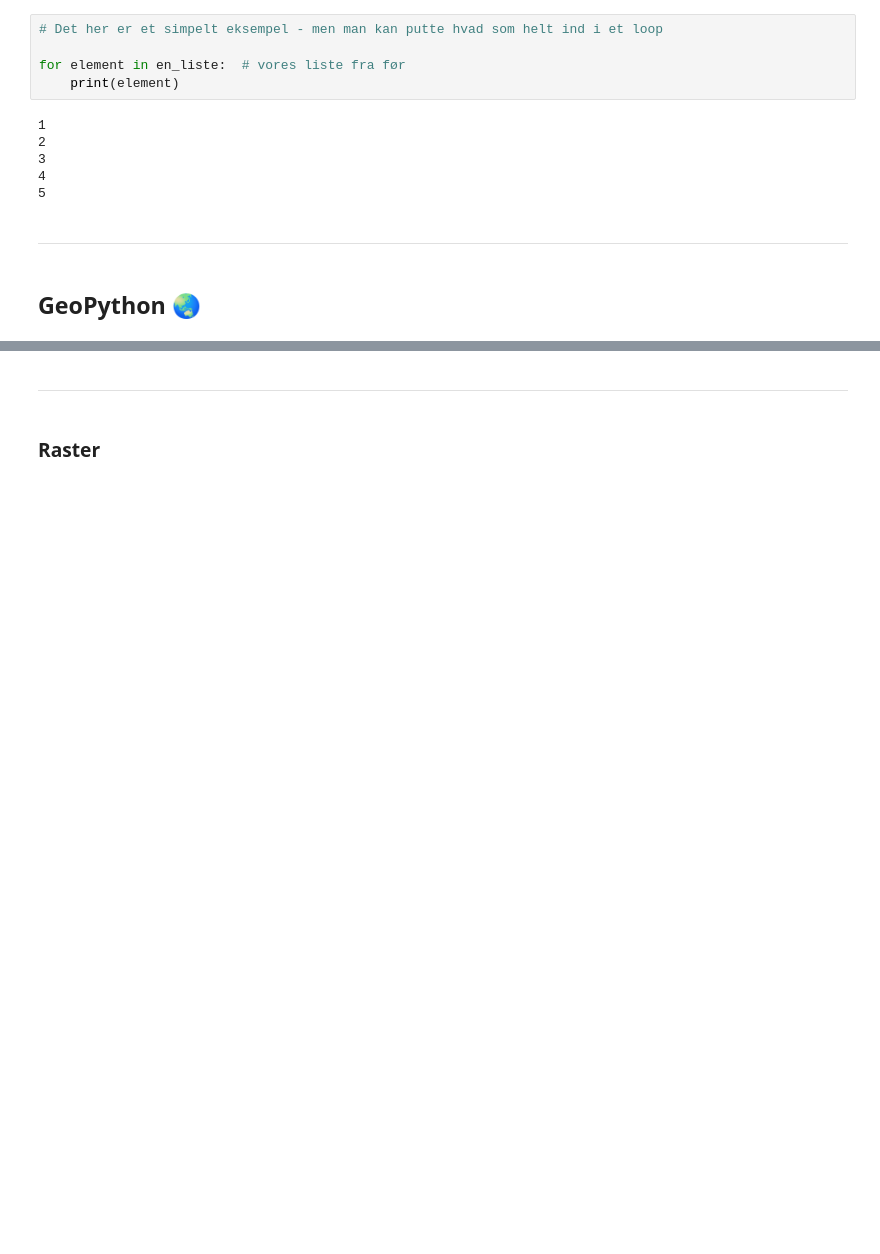
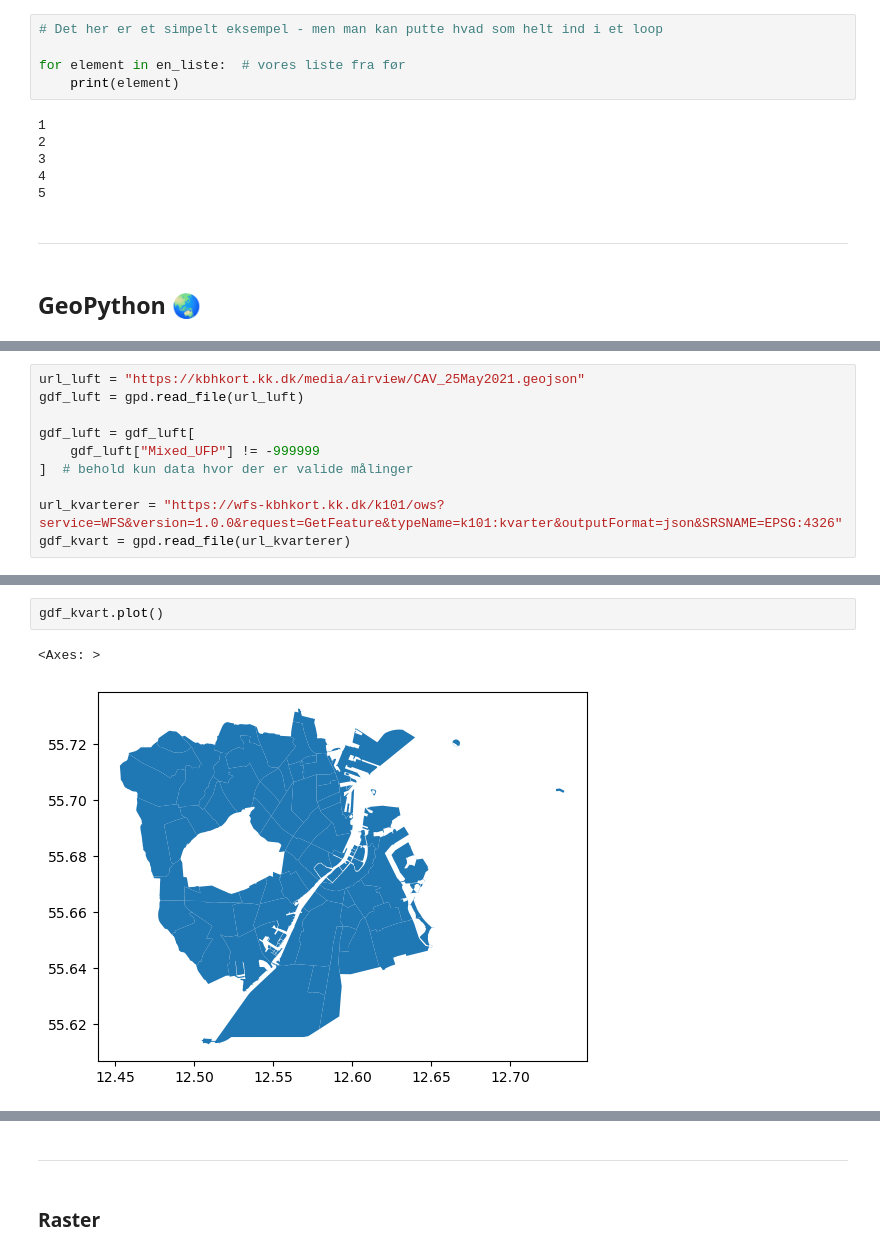
Before and after one commit to anerv/python_kortdage, a Jupyter notebook: kortdage2025.ipynb, the cells around one changed output, grey strips where cells are left out. Cells and saved outputs as stored; diff of their text form; blank space fills up the shorter version.

```diff
--- a/kortdage2025.ipynb
+++ b/kortdage2025.ipynb
@@ -318,0 +396,10 @@ import geopandas as gpd  # her importerer vi et ekstra bibliotek som hedder geop
+# %%
+url_luft = "https://kbhkort.kk.dk/media/airview/CAV_25May2021.geojson"
+gdf_luft = gpd.read_file(url_luft)
+
+gdf_luft = gdf_luft[
+    gdf_luft["Mixed_UFP"] != -999999
+]  # behold kun data hvor der er valide målinger
+
+url_kvarterer = "https://wfs-kbhkort.kk.dk/k101/ows?service=WFS&version=1.0.0&request=GetFeature&typeName=k101:kvarter&outputFormat=json&SRSNAME=EPSG:4326"
+gdf_kvart = gpd.read_file(url_kvarterer)
@@ -318,0 +419,5 @@ import geopandas as gpd  # her importerer vi et ekstra bibliotek som hedder geop
+# %%
+gdf_kvart.plot()
+# %% [output]
+<Axes: >
+[figure, added]
```
Also changed, not shown: parts of 37 cells of this notebook.
